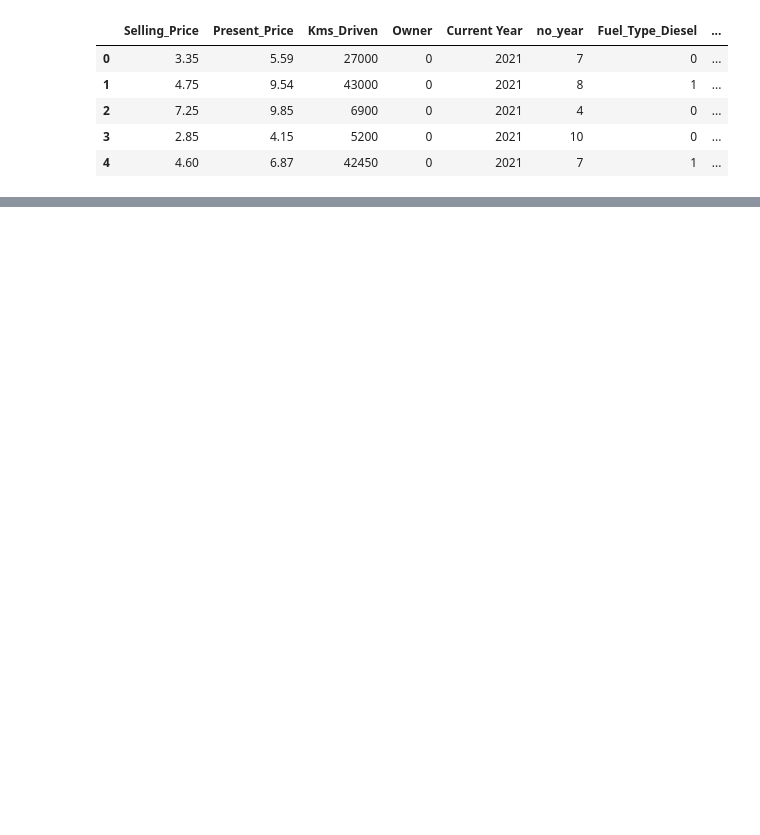
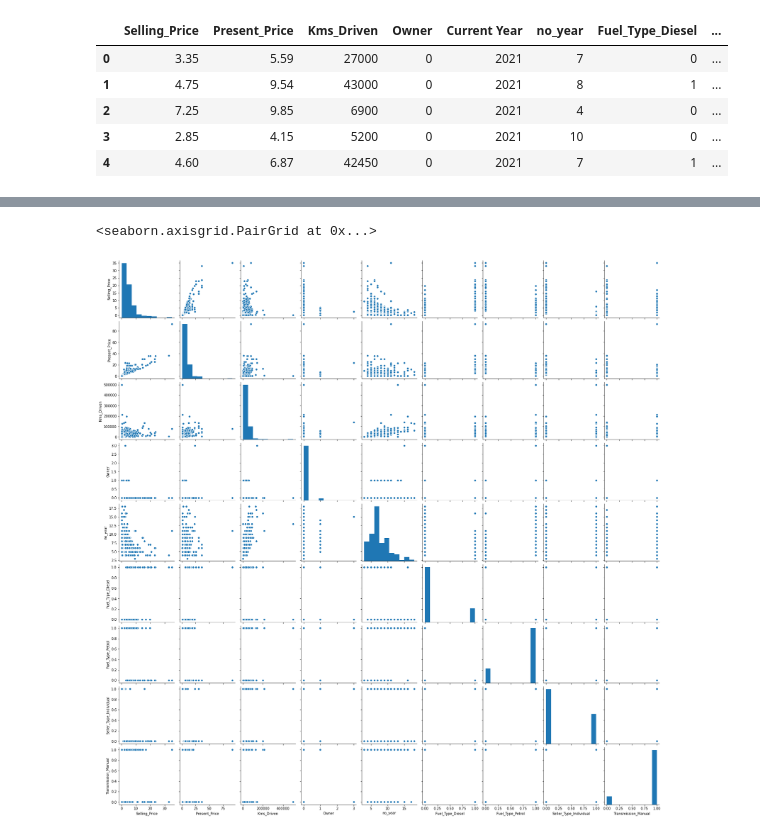
Before and after one commit to zabhitak/recruitData, a Jupyter notebook: carpre.ipynb, the cells around one changed output, grey strips where cells are left out. Cells and saved outputs as stored; diff of their text form; code cells hidden in the pictures; blank space fills up the shorter version.

```diff
--- a/carpre.ipynb
+++ b/carpre.ipynb
@@ -88,0 +102,7 @@ final_dataset=final_dataset.drop(['Current Year'],axis=1)
+# %%
+import seaborn as sns
+
+sns.pairplot(final_dataset)
+# %% [output]
+<seaborn.axisgrid.PairGrid at 0x...>
+[figure, added]
```
Also changed, not shown: parts of 24 cells of this notebook, 5 other files.
